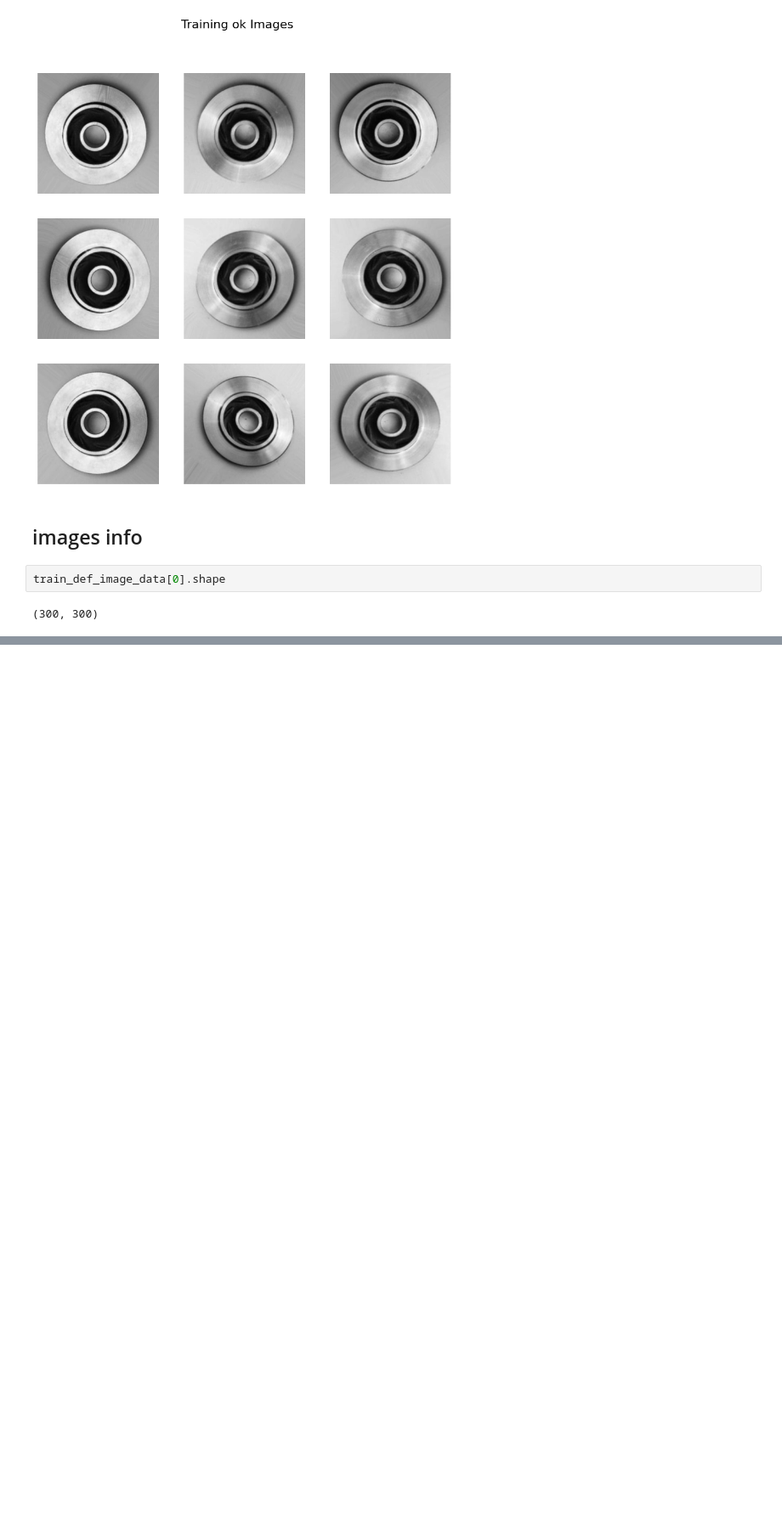
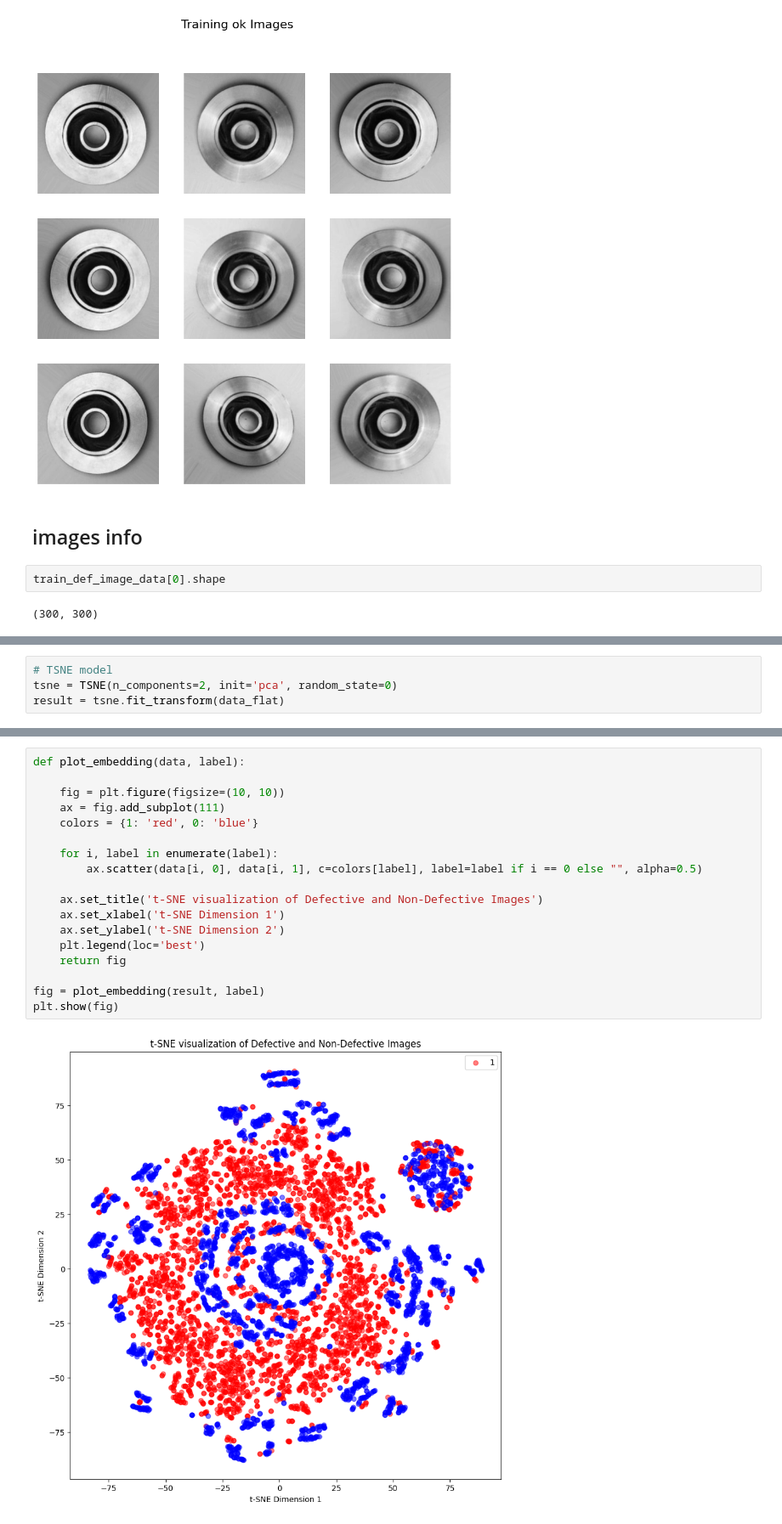
Before and after one commit to maomao7784/Casting-Product-Quality-Inspection, a Jupyter notebook: scripts/jt_eda.ipynb, the cells around one changed output, grey strips where cells are left out. Shown at 85% size. Saved outputs shown, nothing was run; the diff lists cells and outputs as text; blank space fills up the shorter version.

```diff
--- a/scripts/jt_eda.ipynb
+++ b/scripts/jt_eda.ipynb
@@ -64,0 +135,4 @@ train_def_image_data[0].shape
+# %%
+# TSNE model
+tsne = TSNE(n_components=2, init='pca', random_state=0)
+result = tsne.fit_transform(data_flat)
@@ -64,0 +143,20 @@ train_def_image_data[0].shape
+# %%
+def plot_embedding(data, label):
+
+    fig = plt.figure(figsize=(10, 10))
+    ax = fig.add_subplot(111)
+    colors = {1: 'red', 0: 'blue'}
+
+    for i, label in enumerate(label):
+        ax.scatter(data[i, 0], data[i, 1], c=colors[label], label=label if i == 0 else "", alpha=0.5)
+
+    ax.set_title('t-SNE visualization of Defective and Non-Defective Images')
+    ax.set_xlabel('t-SNE Dimension 1')
+    ax.set_ylabel('t-SNE Dimension 2')
+    plt.legend(loc='best')
+    return fig
+
+fig = plot_embedding(result, label)
+plt.show(fig)
+# %% [output]
+[figure, added]
```
Also changed, not shown: parts of 10 cells of this notebook.
